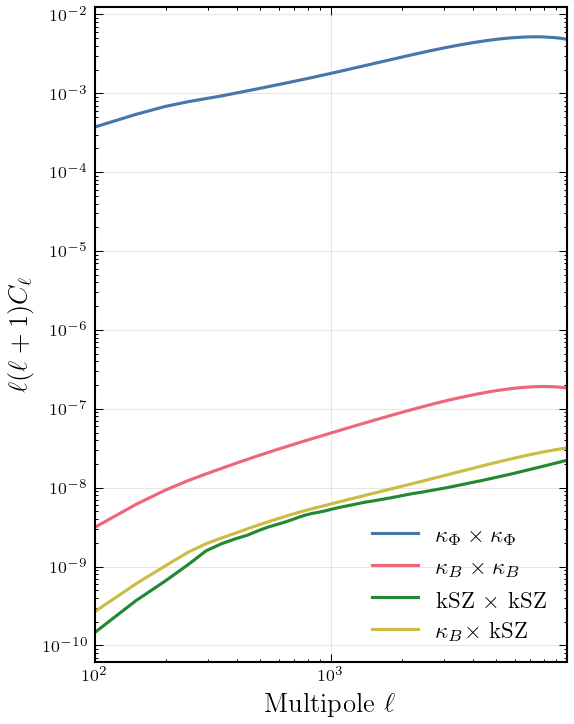
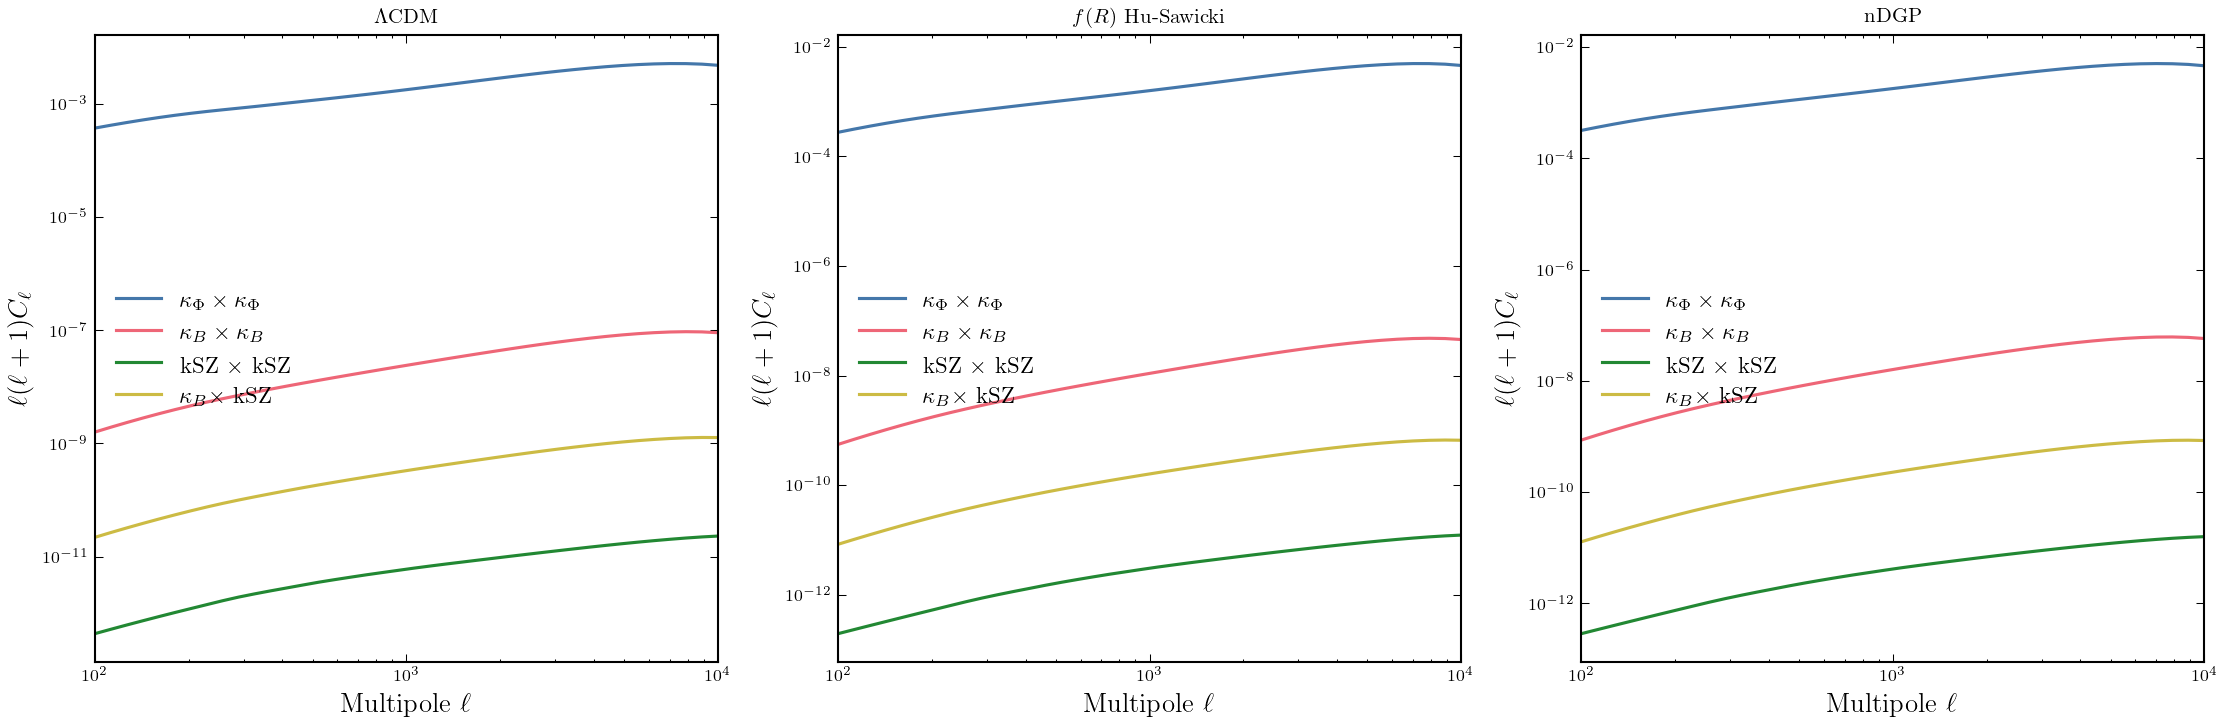
The notebook cell's code change between the first figure and the second:
--- before
+++ after
@@ -1,20 +1,22 @@
-fig, ax = plt.subplots(figsize=(4, 5))
+fig, ax = plt.subplots(1, 3, figsize=(15,5))
+ax = ax.flatten()
 
-# Plot all spectra
-ax.loglog(ell_grid, ell_grid*(ell_grid+1)*C_ells_XY['Phi'],       label=r"$\kappa_\Phi \times \kappa_\Phi$")
-ax.loglog(ell_grid, ell_grid*(ell_grid+1)*C_ells_XY['B']  ,       label=r"$\kappa_B \times \kappa_B$")
-ax.loglog(ell_grid, ell_grid*(ell_grid+1)*C_ells_XY['kSZ']    ,   label=r"kSZ $\times$ kSZ")
-ax.loglog(ell_grid, ell_grid*(ell_grid+1)*C_ells_XY['B_X_kSZ'],   label=r"$\kappa_B \times$ kSZ")
-
-# Axis labels
-ax.set_xlabel(r"Multipole $\ell$", fontsize=13)
-ax.set_ylabel(r"$\ell(\ell+1)C_\ell$", fontsize=13)
-
-# Legend
-ax.legend(fontsize=11, loc="best", frameon=False)
-
-# Grid and limits
-# ax.grid(True, which="both", ls="--", lw=0.5, alpha=0.7)
-ax.set_xlim(ell_grid.min(), ell_grid.max())
+for idx, m in enumerate(models):
+    ax[idx].loglog(ell_grid[m], ell_grid[m]*(ell_grid[m]+1)*C_ells_XY[m]['Phi'],       label=r"$\kappa_\Phi \times \kappa_\Phi$")
+    ax[idx].loglog(ell_grid[m], ell_grid[m]*(ell_grid[m]+1)*C_ells_XY[m]['B'],         label=r"$\kappa_B \times \kappa_B$")
+    ax[idx].loglog(ell_grid[m], ell_grid[m]*(ell_grid[m]+1)*C_ells_XY[m]['kSZ'],       label=r"kSZ $\times$ kSZ")
+    ax[idx].loglog(ell_grid[m], ell_grid[m]*(ell_grid[m]+1)*C_ells_XY[m]['B_X_kSZ'],   label=r"$\kappa_B \times$ kSZ")
+    
+    ax[idx].set_xlabel(r"Multipole $\ell$", fontsize=13)
+    ax[idx].set_ylabel(r"$\ell(\ell+1)C_\ell$", fontsize=13)
+    
+    ax[idx].legend(fontsize=11, loc="best", frameon=False)
+    ax[idx].set_xlim(ell_grid[m].min(), ell_grid[m].max())
+    
+    if m=='lcdm': title='$\Lambda$CDM'
+    if m=='frhs': title='$f(R)$ Hu-Sawicki'
+    if m=='ndgp': title='nDGP'
+    
+    ax[idx].set_title(title)
 
 plt.tight_layout()

Commit: plotted all angular power spectra